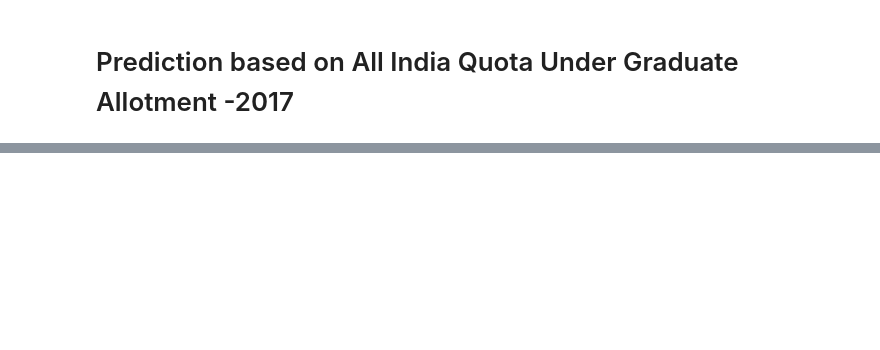
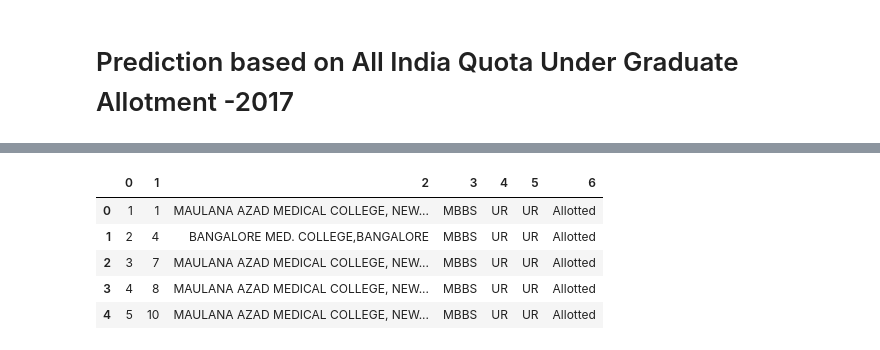
Before and after one commit to kunalgoyal9/MereExam-college-prediction-NEET-, a Jupyter notebook: notebook.ipynb, the cells around one changed output, grey strips where cells are left out. Saved outputs shown, nothing was run; the diff lists cells and outputs as text; code cells hidden in the pictures; blank space fills up the shorter version.

```diff
--- a/notebook.ipynb
+++ b/notebook.ipynb
@@ -15,7 +18,16 @@ ls
 # %%
 # read csv
 
-data = pd.read_csv('round_1_alloted.csv',header=None)
+data = pd.read_csv('../input/round_1_alloted.csv',header=None)
+# %%
+data.head()
+# %% [output]
+|  | 0 | 1 | 2 | 3 | 4 | 5 | 6 |
+| 0 | 1 | 1 | MAULANA AZAD MEDICAL COLLEGE, NEW... | MBBS | UR | UR | Allotted |
+| 1 | 2 | 4 | BANGALORE MED. COLLEGE,BANGALORE | MBBS | UR | UR | Allotted |
+| 2 | 3 | 7 | MAULANA AZAD MEDICAL COLLEGE, NEW... | MBBS | UR | UR | Allotted |
+| 3 | 4 | 8 | MAULANA AZAD MEDICAL COLLEGE, NEW... | MBBS | UR | UR | Allotted |
+| 4 | 5 | 10 | MAULANA AZAD MEDICAL COLLEGE, NEW... | MBBS | UR | UR | Allotted |
 # %%
 data = data.set_index(0)
 #print(data)
```
Also changed, not shown: parts of 25 cells of this notebook.
